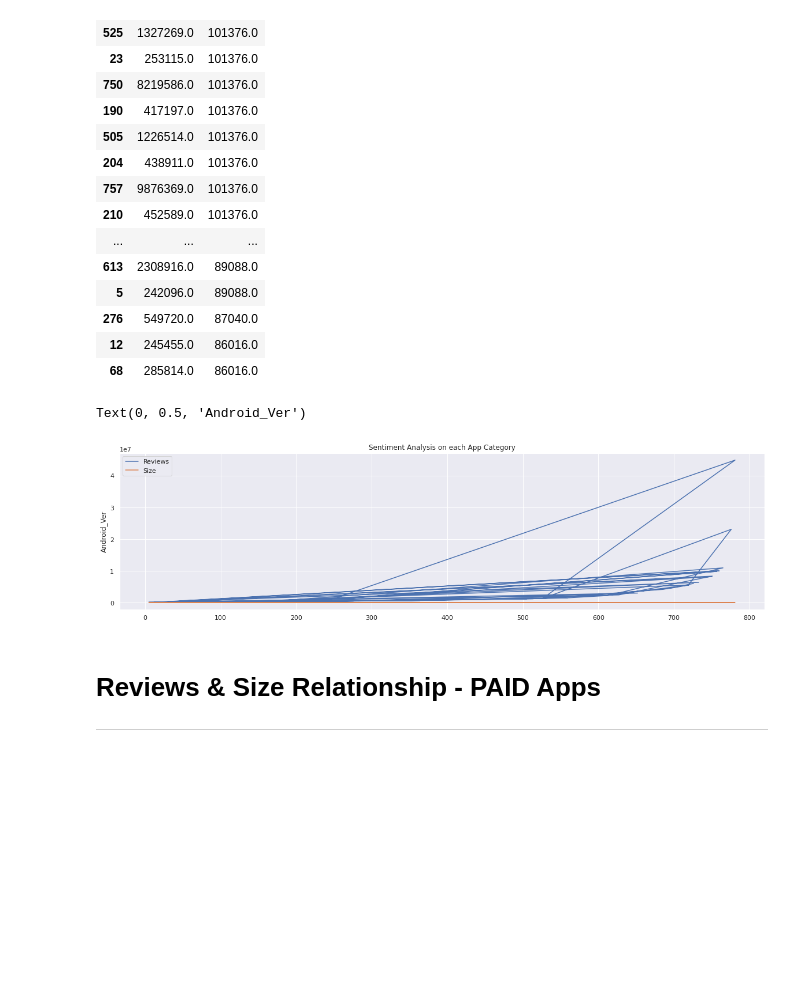
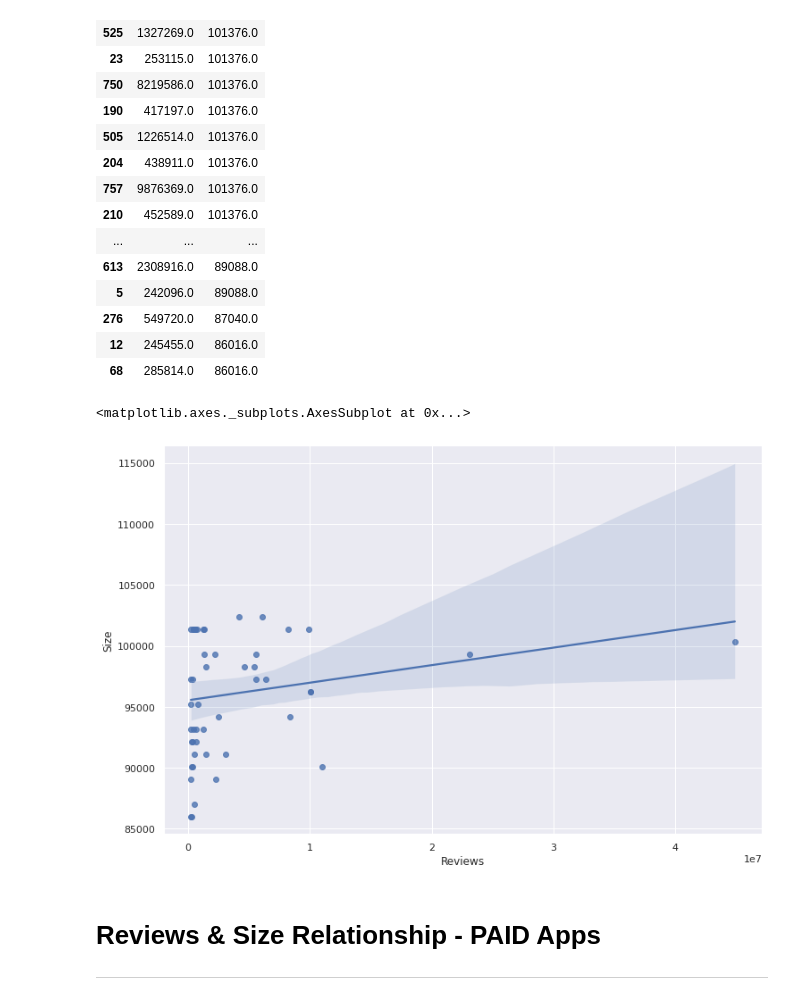
Before and after one commit to Sanddeep-K/Capstone_1_EDA_Play_Store_App_Review, a Jupyter notebook: Sandeep_K_Capstone_1_EDA_Play_Store_App_Review.ipynb, the cells around one changed output. Drawn from its saved outputs; the diff is of its cells as text; code cells hidden in the pictures; blank space fills up the shorter version.

```diff
--- a/Sandeep_K_Capstone_1_EDA_Play_Store_App_Review.ipynb
+++ b/Sandeep_K_Capstone_1_EDA_Play_Store_App_Review.ipynb
@@ -3020,14 +3020,15 @@ rev_size_free_df
 | 276 | 549720.0 | 87040.0 |
 | 12 | 245455.0 | 86016.0 |
 | 68 | 285814.0 | 86016.0 |
-# %%
-rev_size_free_df.plot()
-plt.rcParams['figure.figsize'] = (20, 5)
-plt.title('Sentiment Analysis on each App Category')
-plt.ylabel('Android_Ver')
-# %% [output]
-Text(0, 0.5, 'Android_Ver')
-[figure, removed]
+# %%
+# Lets understand the trend with hep of visualization
+
+fig=plt.figure(figsize=(12,8))                                                      #Giving height and width to the graph
+rev_size_free_df['Reviews']=rev_size_free_df['Reviews'].astype(int)             #convert year data to integer type
+sns.regplot(data=rev_size_free_df,x='Reviews',y='Size')
+# %% [output]
+<matplotlib.axes._subplots.AxesSubplot at 0x...>
+[figure, added]
 # %% [markdown]
 # **Reviews & Size Relationship** - PAID Apps
 -----
```
Also changed, not shown: parts of 32 cells of this notebook.
